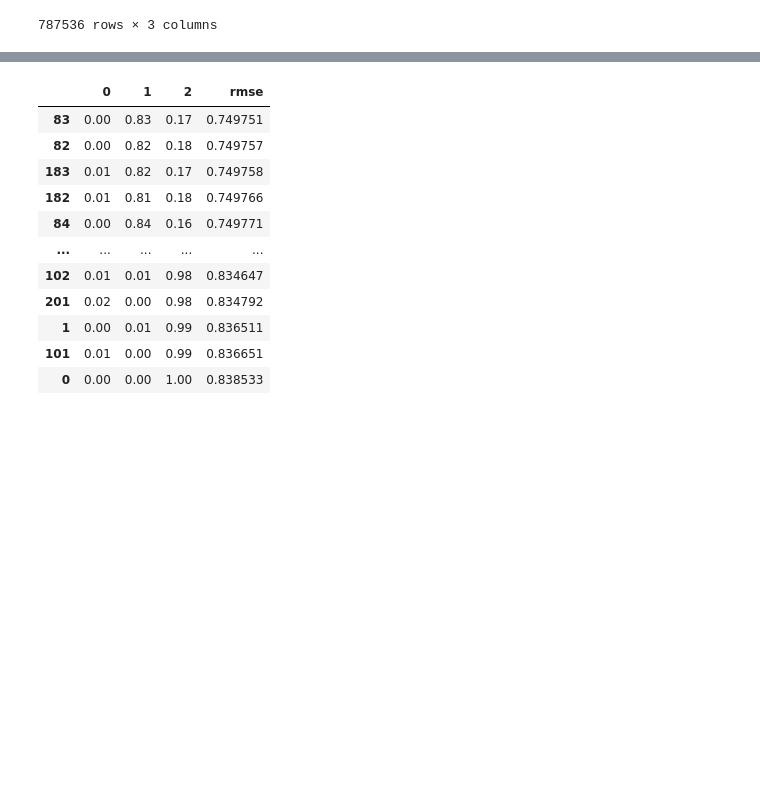
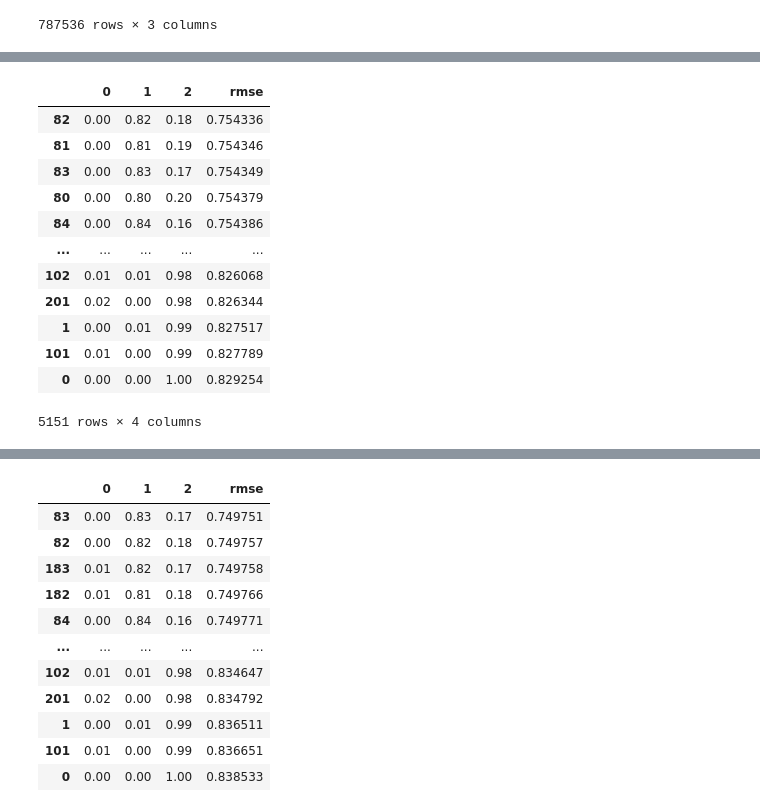
Before and after one commit to yuayixio/MovieRatingPredictor, a Jupyter notebook: notebooks/Model_Combination.ipynb, the cells around one changed output, grey strips where cells are left out. Saved outputs shown, nothing was run; the diff lists cells and outputs as text; code cells hidden in the pictures; blank space fills up the shorter version.

```diff
--- a/notebooks/Model_Combination.ipynb
+++ b/notebooks/Model_Combination.ipynb
@@ -199,7 +198,7 @@ def compare_weights(algos, params_features, params_knn):
 algos = (KNNWithMeans(k=115, min_k=5, sim_options={'name':'msd', 'user_based': False}, **kwargs), SVD(lr_all=0.01, reg_all=0.05, n_epochs=23, **kwargs))
 # %%
 # define features for content-based models
-params_f = {'threshold_actors': 0, 'ts_languages': 0 , 'year': True, 'runtime': True, 'imdbVotes': True, 'series': False, 'awards': False,'genres': True, 'imdb_rating': True, 'roto_rating': False, 'pg_rating':True, 'threshold_newkeywords': 0, 'threshold_plots': 0, 'threshold_directors': 200}
+params_f = {'threshold_actors': 0, 'ts_languages': 0 , 'year': True, 'runtime': True, 'imdbVotes': True, 'series': False, 'awards': False,'genres': True, 'imdb_rating': True, 'roto_rating': True, 'pg_rating':True, 'threshold_newkeywords': 0, 'threshold_plots': 0, 'threshold_directors': 200}
 # %%
 # set the possible parameters for the kNN
 params_k = {'mean':False, 'knn_metric':'cosine', 'set_k':False}
@@ -224,0 +265,2 @@ Iteration finished:  5
+# %%
+mean_rmses = rmses.loc[0:9].mean()
@@ -225,3 +283,22 @@ Iteration finished:  5
+# %%
+results = pd.DataFrame(np.asarray(weights)[0])
+results['rmse'] = pd.DataFrame(mean_rmses)[0]
+# %%
+results.sort_values('rmse')
+# %% [output]
+|  | 0 | 1 | 2 | rmse |
+| 82 | 0.00 | 0.82 | 0.18 | 0.754336 |
+| 81 | 0.00 | 0.81 | 0.19 | 0.754346 |
+| 83 | 0.00 | 0.83 | 0.17 | 0.754349 |
+| 80 | 0.00 | 0.80 | 0.20 | 0.754379 |
+| 84 | 0.00 | 0.84 | 0.16 | 0.754386 |
+| ... | ... | ... | ... | ... |
+| 102 | 0.01 | 0.01 | 0.98 | 0.826068 |
+| 201 | 0.02 | 0.00 | 0.98 | 0.826344 |
+| 1 | 0.00 | 0.01 | 0.99 | 0.827517 |
+| 101 | 0.01 | 0.00 | 0.99 | 0.827789 |
+| 0 | 0.00 | 0.00 | 1.00 | 0.829254 |
+5151 rows × 4 columns
 # %%
 # merge weights and resulting rmses
 weights = []
```
Also changed, not shown: parts of 23 cells of this notebook, 12 other files.
